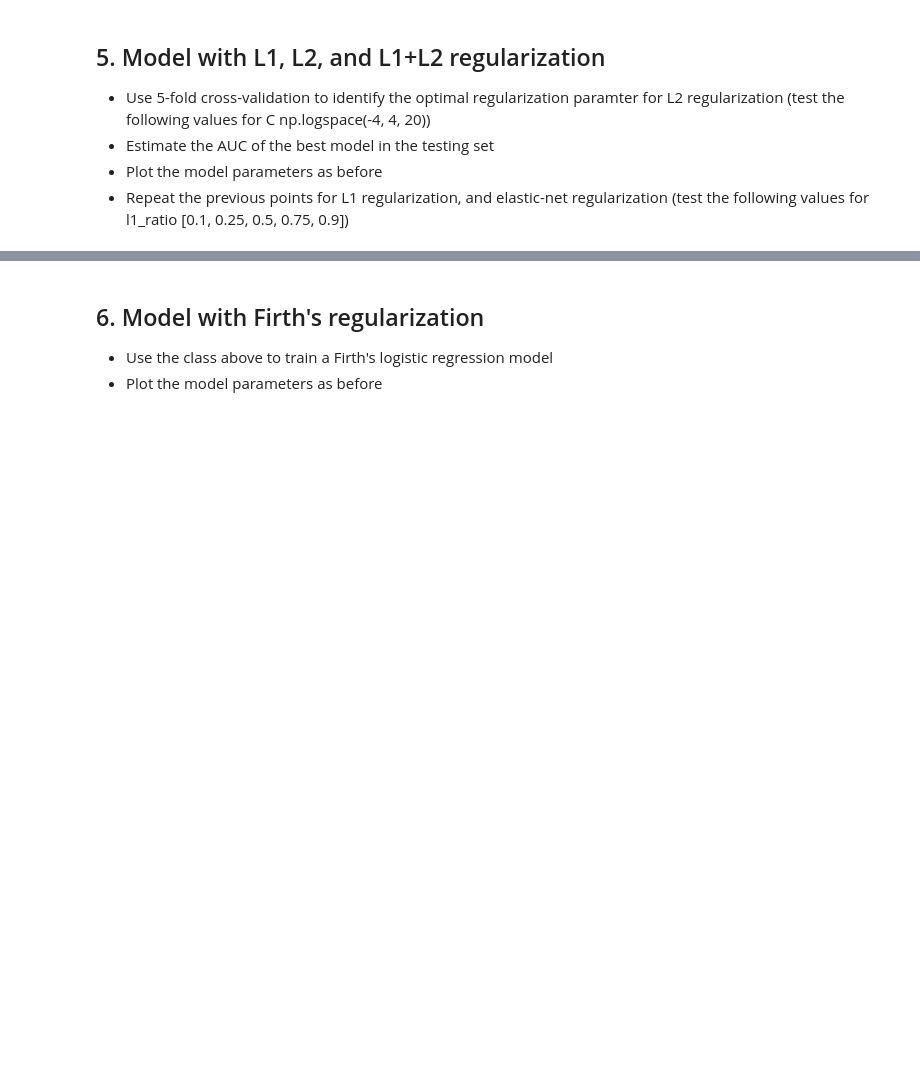
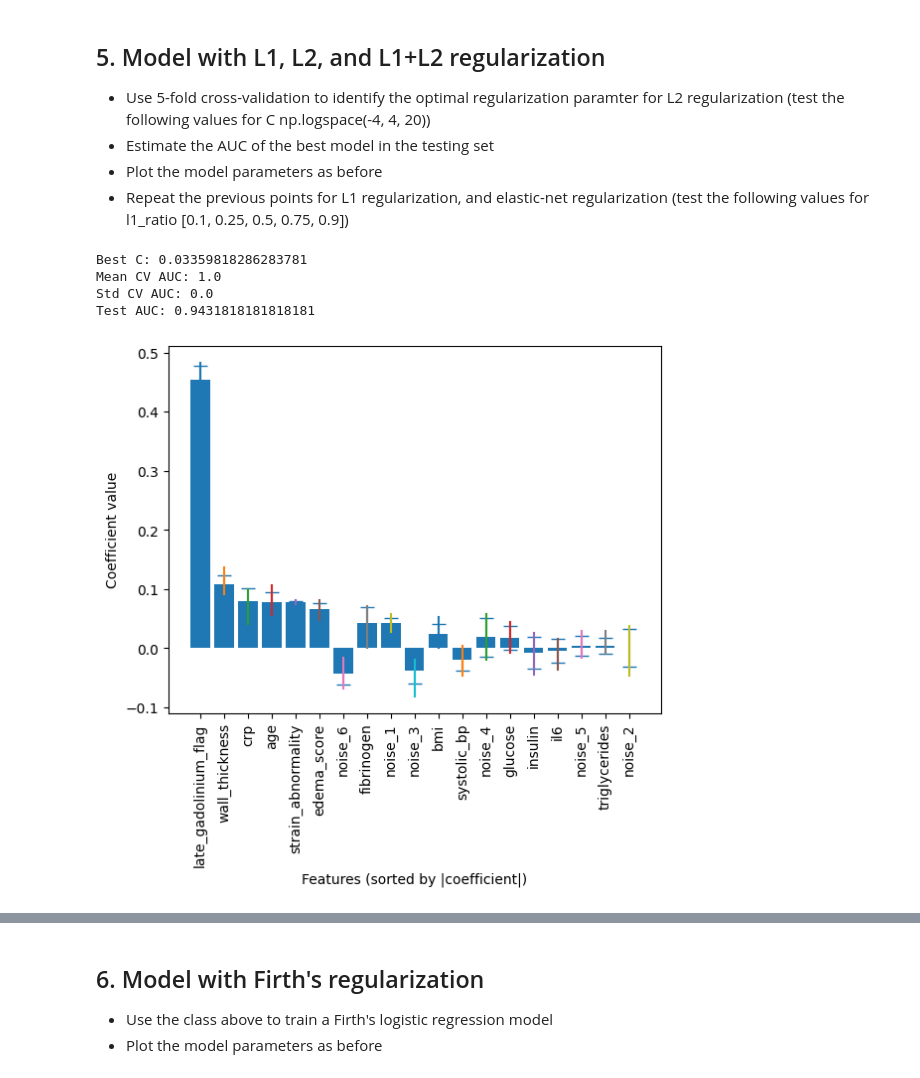
Before and after one commit to MatteoBaraldi/Machine-Learning-for-Bioengineering, a Jupyter notebook: MOD-2/03_Classification/exercise_regularization_solved.ipynb, the cells around one changed output, grey strips where cells are left out. Cells and saved outputs as stored; diff of their text form; code cells hidden in the pictures; blank space fills up the shorter version.

```diff
--- a/MOD-2/03_Classification/exercise_regularization_solved.ipynb
+++ b/MOD-2/03_Classification/exercise_regularization_solved.ipynb
@@ -248,6 +266,6 @@ class FirthLogisticRegression(BaseEstimator, ClassifierMixin):
 # %%
 X_train, X_test, y_train, y_test = train_test_split(
     X, y, test_size=0.35, stratify=y, random_state=7
-)
-features = X.columns
-print('Percentage of cases in train: {}'.format(np.sum(y_train)/len(y_train)))
+) # split the dataset into stratified train and test subsets
+features = X.columns # keep track of feature column names
+print('Percentage of cases in train: {}'.format(np.sum(y_train)/len(y_train))) # print the proportion of positive cases
@@ -336,33 +360,39 @@ plot_parameters_range(features, coefs)
 * Plot the model parameters as before
 * Repeat the previous points for L1 regularization, and elastic-net regularization (test the following values for l1_ratio \[0.1, 0.25, 0.5, 0.75, 0.9\])
 # %%
-C_grid = np.logspace(-4, 4, 20)
+C_grid = np.logspace(-4, 4, 20) # define search grid of 20 logarithmic inverse regularization strengths
 model_l2 = Pipeline([
     ("scaler", StandardScaler()),
     ("logreg", LogisticRegression(solver="lbfgs", max_iter=10000))
-])
+]) # initialize machine learning pipeline with scaling and ridge logistic regression
 param_grid = {
     "logreg__C": C_grid
-}
+} # map the hyperparameter grid structure to the pipeline logistic regression step
 grid_l2 = GridSearchCV(
     estimator=model_l2,
     param_grid=param_grid,
     cv=5,
     scoring="roc_auc",
     n_jobs=-1,
     refit=True
-)
-grid_l2.fit(X_train, y_train)
-best_idx = grid_l2.best_index_
-mean_auc = grid_l2.cv_results_["mean_test_score"][best_idx]
-std_auc  = grid_l2.cv_results_["std_test_score"][best_idx]
-print("Best C:", grid_l2.best_params_["logreg__C"])
-print("Mean CV AUC:", mean_auc)
-print("Std CV AUC:", std_auc)
-best_model = grid_l2.best_estimator_
-y_prob = best_model.predict_proba(X_test)[:, 1]
-test_auc = roc_auc_score(y_test, y_prob)
-print("Test AUC:", test_auc)
-coefs = estimate_parameters_range(X_train, y_train, LogisticRegression, C=grid_l2.best_params_["logreg__C"], solver="saga", max_iter=10000)
-plot_parameters_range(features, coefs)
+) # configure 5-fold grid search cross-validation to optimize the roc auc metric
+grid_l2.fit(X_train, y_train) # execute the cross-validation search grid over training features and labels
+best_idx = grid_l2.best_index_ # extract the array index corresponding to the optimal configuration setup
+mean_auc = grid_l2.cv_results_["mean_test_score"][best_idx] # retrieve validation mean roc auc for the best model setup
+std_auc  = grid_l2.cv_results_["std_test_score"][best_idx] # retrieve validation standard deviation for the best model setup
+print("Best C:", grid_l2.best_params_["logreg__C"]) # print out the optimized hyperparameter value found
+print("Mean CV AUC:", mean_auc) # print out the average cross-validation score achieved
+print("Std CV AUC:", std_auc) # print out the variation metric across validation splits
+best_model = grid_l2.best_estimator_ # extract the fully optimized pipeline fitted on all training data
+y_prob = best_model.predict_proba(X_test)[:, 1] # generate unseen test probability targets using the best pipeline
+test_auc = roc_auc_score(y_test, y_prob) # compute generalization performance on unseen test data
+print("Test AUC:", test_auc) # print out the performance evaluation metric for test records
+coefs = estimate_parameters_range(X_train, y_train, LogisticRegression, C=grid_l2.best_params_["logreg__C"], solver="saga", max_iter=10000) # calculate variance bounds for optimal parameters (warning: lacks scaler pipeline)
+plot_parameters_range(features, coefs) # visualize structural feature weight distributions and range deviations
+# %% [output]
+Best C: 0.03359818286283781
+Mean CV AUC: 1.0
+Std CV AUC: 0.0
+Test AUC: 0.9431818181818181
+[figure, added]
 # %%
```
Also changed, not shown: parts of 12 cells of this notebook.
